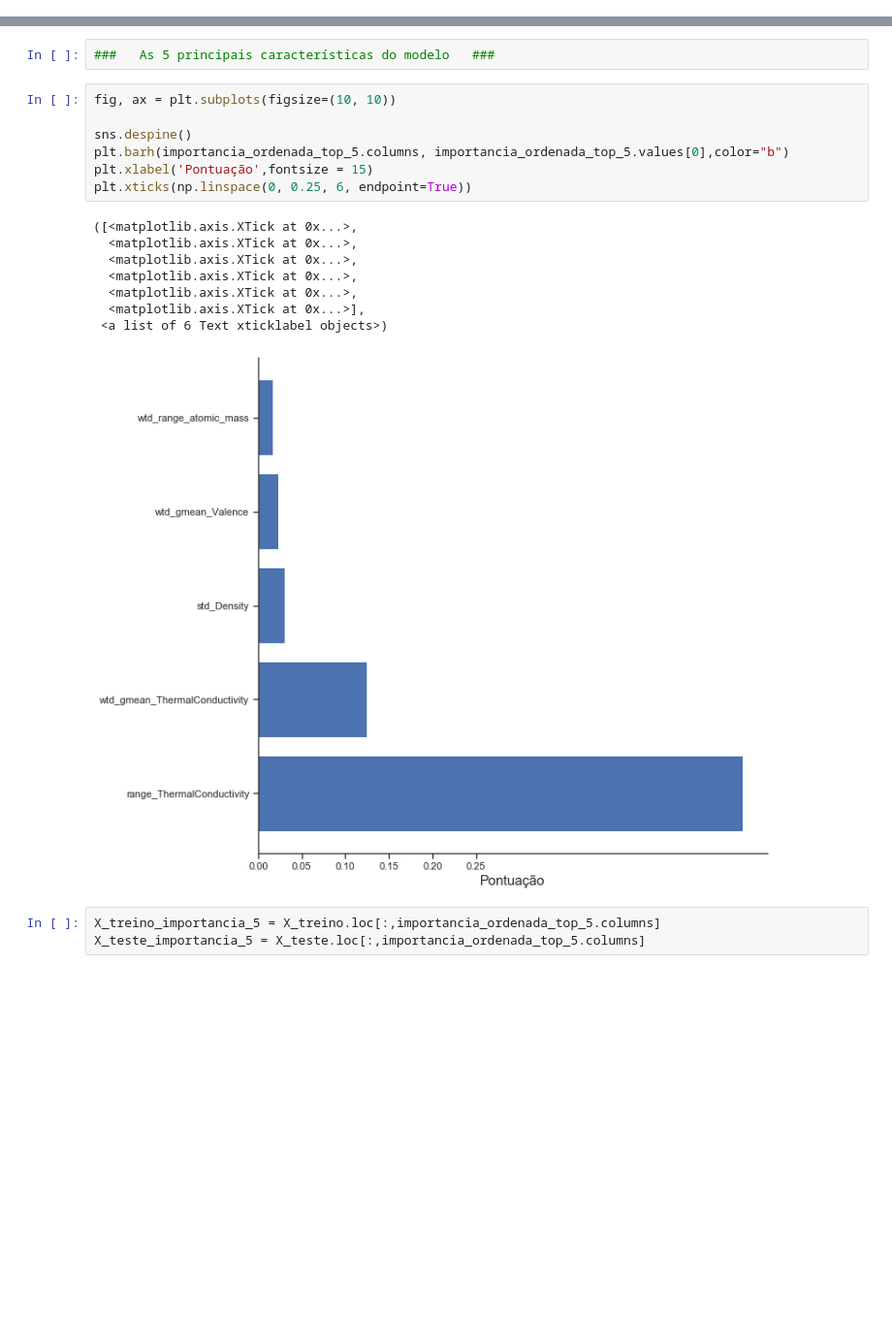
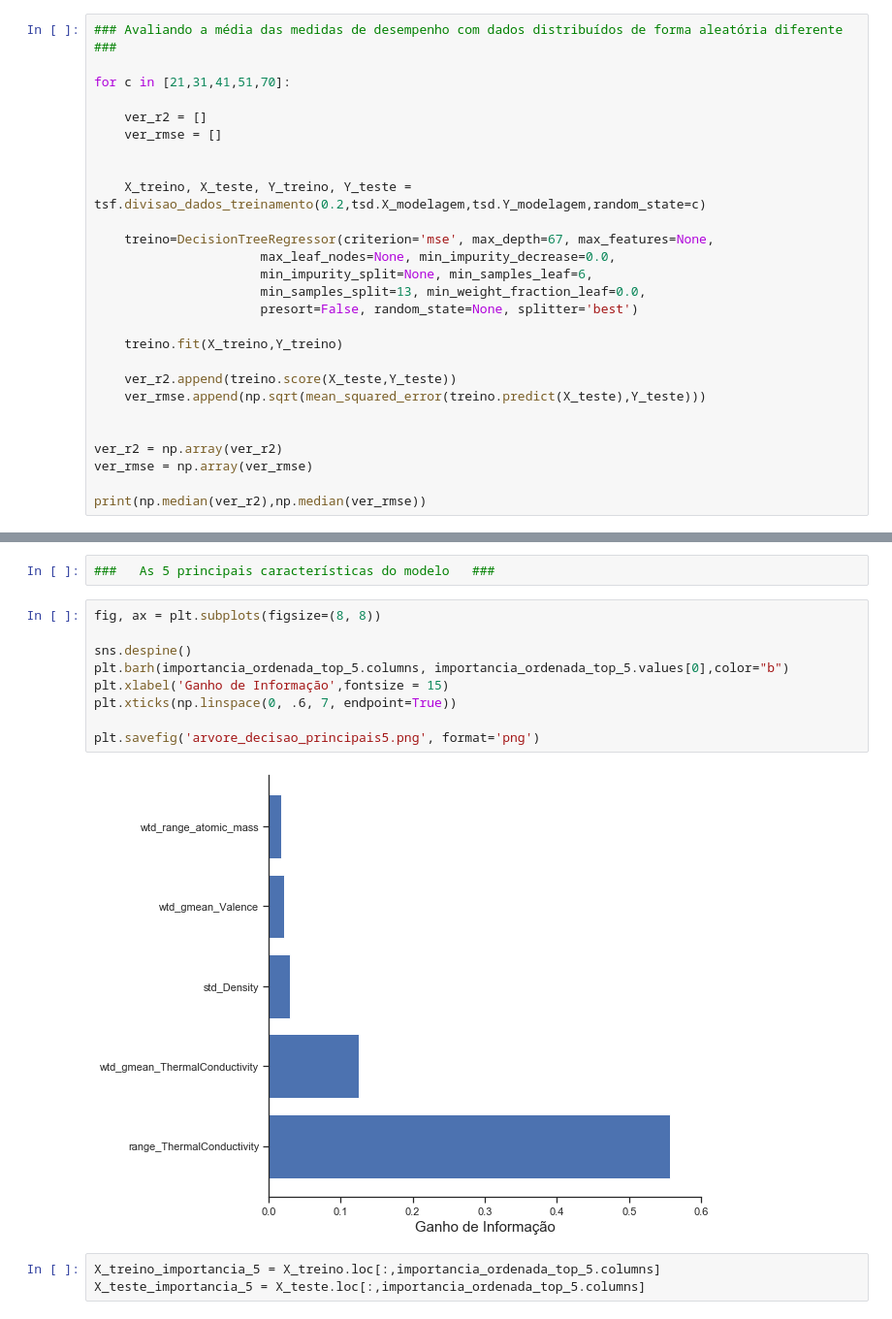
Before and after one commit to muriloafonso/TG_ENG_FISICA, a Jupyter notebook: melhores_modelos/arvore_decisao.ipynb, the cells around one changed output, grey strips where cells are left out. Shown at 97% size. Saved outputs shown, nothing was run; the diff lists cells and outputs as text; blank space fills up the shorter version.

```diff
--- a/melhores_modelos/arvore_decisao.ipynb
+++ b/melhores_modelos/arvore_decisao.ipynb
@@ -53,0 +53,27 @@ print('\n R^2: \n', treino.score(X_teste,Y_teste), '\n RMSE : \n',np.sqrt(mean_s
+# %%
+### Avaliando a média das medidas de desempenho com dados distribuídos de forma aleatória diferente ###
+
+for c in [21,31,41,51,70]:
+
+    ver_r2 = []
+    ver_rmse = []
+
+
+    X_treino, X_teste, Y_treino, Y_teste = tsf.divisao_dados_treinamento(0.2,tsd.X_modelagem,tsd.Y_modelagem,random_state=c)
+
+    treino=DecisionTreeRegressor(criterion='mse', max_depth=67, max_features=None,
+                      max_leaf_nodes=None, min_impurity_decrease=0.0,
+                      min_impurity_split=None, min_samples_leaf=6,
+                      min_samples_split=13, min_weight_fraction_leaf=0.0,
+                      presort=False, random_state=None, splitter='best')
+
+    treino.fit(X_treino,Y_treino)
+
+    ver_r2.append(treino.score(X_teste,Y_teste))
+    ver_rmse.append(np.sqrt(mean_squared_error(treino.predict(X_teste),Y_teste)))
+
+
+ver_r2 = np.array(ver_r2)
+ver_rmse = np.array(ver_rmse)
+
+print(np.median(ver_r2),np.median(ver_rmse))
@@ -410,21 +405,16 @@ print('\n R^2: \n', treino_importancia.score(X_teste_importancia,Y_teste), '\n R
 # %%
 ###   As 5 principais características do modelo   ###
 # %%
-fig, ax = plt.subplots(figsize=(10, 10))
+fig, ax = plt.subplots(figsize=(8, 8))
 
 sns.despine()
 plt.barh(importancia_ordenada_top_5.columns, importancia_ordenada_top_5.values[0],color="b")
-plt.xlabel('Pontuação',fontsize = 15)
-plt.xticks(np.linspace(0, 0.25, 6, endpoint=True))
+plt.xlabel('Ganho de Informação',fontsize = 15)
+plt.xticks(np.linspace(0, .6, 7, endpoint=True))
+
+plt.savefig('arvore_decisao_principais5.png', format='png')
 # %% [output]
-([<matplotlib.axis.XTick at 0x...>,
-  <matplotlib.axis.XTick at 0x...>,
-  <matplotlib.axis.XTick at 0x...>,
-  <matplotlib.axis.XTick at 0x...>,
-  <matplotlib.axis.XTick at 0x...>,
-  <matplotlib.axis.XTick at 0x...>],
- <a list of 6 Text xticklabel objects>)
-[figure, old version]
+[figure, new version]
 # %%
 X_treino_importancia_5 = X_treino.loc[:,importancia_ordenada_top_5.columns]
 X_teste_importancia_5 = X_teste.loc[:,importancia_ordenada_top_5.columns]
```
Also changed, not shown: parts of 12 cells of this notebook.
